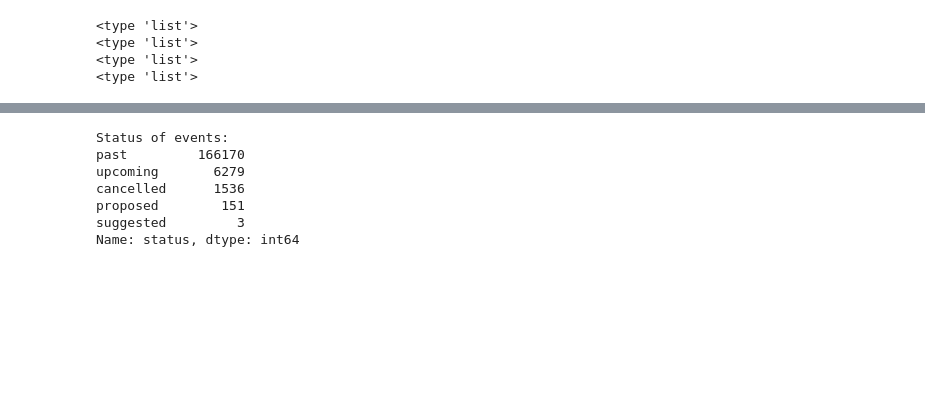
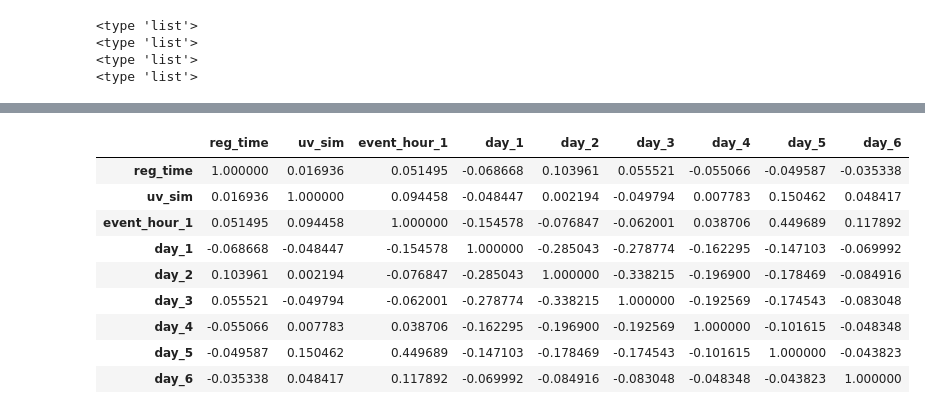
Before and after one commit to joyceXD/meetup-attendence-pred, a Jupyter notebook: scripts/meetup_eda.ipynb, the cells around one changed output, grey strips where cells are left out. Saved outputs shown, nothing was run; the diff lists cells and outputs as text; code cells hidden in the pictures; blank space fills up the shorter version.

```diff
--- a/scripts/meetup_eda.ipynb
+++ b/scripts/meetup_eda.ipynb
@@ -70,10 +48,0 @@ Name: label, dtype: float64
-# %%
-print 'Status of events:\n', df_events_flat.status.value_counts()
-# %% [output]
-Status of events:
-past         166170
-upcoming       6279
-cancelled      1536
-proposed        151
-suggested         3
-Name: status, dtype: int64
@@ -79,0 +80,13 @@ Name: status, dtype: int64
+# %%
+X.corr(method='pearson')
+# %% [output]
+|  | reg_time | uv_sim | event_hour_1 | day_1 | day_2 | day_3 | day_4 | day_5 | day_6 |
+| reg_time | 1.000000 | 0.016936 | 0.051495 | -0.068668 | 0.103961 | 0.055521 | -0.055066 | -0.049587 | -0.035338 |
+| uv_sim | 0.016936 | 1.000000 | 0.094458 | -0.048447 | 0.002194 | -0.049794 | 0.007783 | 0.150462 | 0.048417 |
+| event_hour_1 | 0.051495 | 0.094458 | 1.000000 | -0.154578 | -0.076847 | -0.062001 | 0.038706 | 0.449689 | 0.117892 |
+| day_1 | -0.068668 | -0.048447 | -0.154578 | 1.000000 | -0.285043 | -0.278774 | -0.162295 | -0.147103 | -0.069992 |
+| day_2 | 0.103961 | 0.002194 | -0.076847 | -0.285043 | 1.000000 | -0.338215 | -0.196900 | -0.178469 | -0.084916 |
+| day_3 | 0.055521 | -0.049794 | -0.062001 | -0.278774 | -0.338215 | 1.000000 | -0.192569 | -0.174543 | -0.083048 |
+| day_4 | -0.055066 | 0.007783 | 0.038706 | -0.162295 | -0.196900 | -0.192569 | 1.000000 | -0.101615 | -0.048348 |
+| day_5 | -0.049587 | 0.150462 | 0.449689 | -0.147103 | -0.178469 | -0.174543 | -0.101615 | 1.000000 | -0.043823 |
+| day_6 | -0.035338 | 0.048417 | 0.117892 | -0.069992 | -0.084916 | -0.083048 | -0.048348 | -0.043823 | 1.000000 |
```
Also changed, not shown: parts of 24 cells of this notebook, 6 other files.
